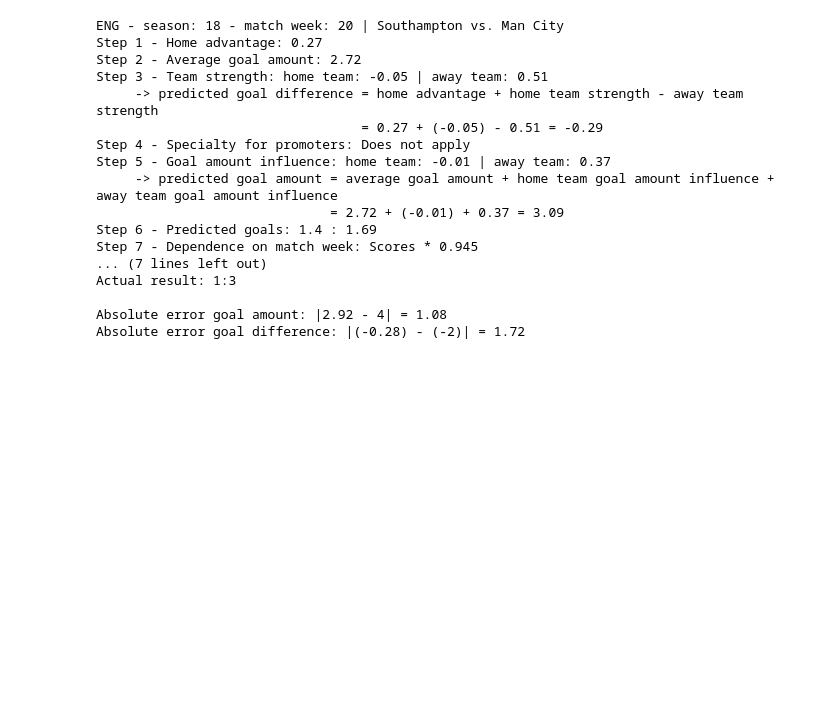
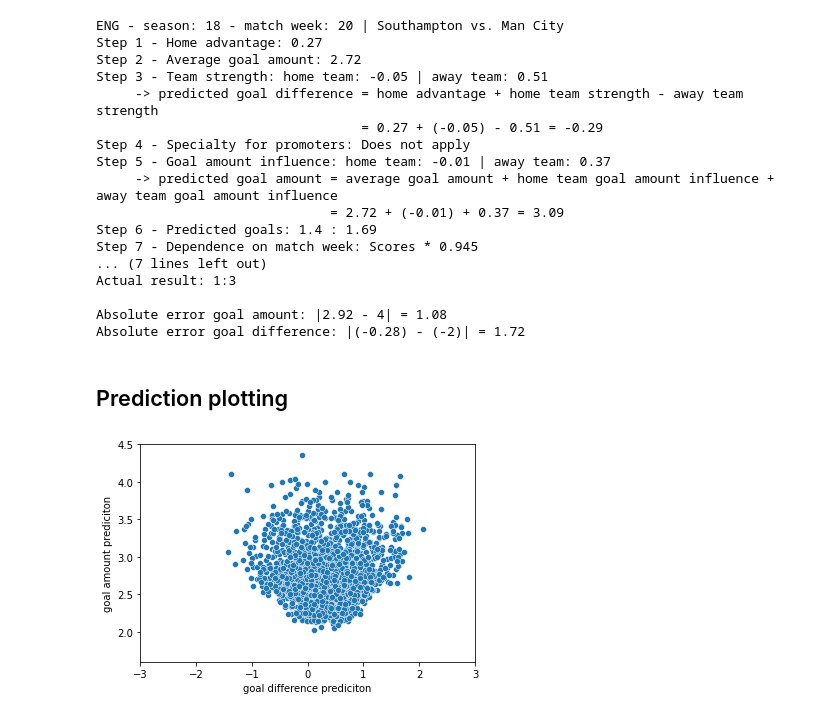
Before and after one commit to LUKEx76/football_prediction, a Jupyter notebook: heuer_model/heuer.ipynb, the cells around one changed output. Drawn from its saved outputs; the diff is of its cells as text; code cells hidden in the pictures; blank space fills up the shorter version.

```diff
--- a/heuer_model/heuer.ipynb
+++ b/heuer_model/heuer.ipynb
@@ -511,3 +528,17 @@ Actual result: 1:3
 
 Absolute error goal amount: |2.92 - 4| = 1.08
 Absolute error goal difference: |(-0.28) - (-2)| = 1.72
+# %% [markdown]
+## Prediction plotting
+# %%
+preds_df = pd.read_csv("data/predictions.csv",sep=";")
+
+sns.scatterplot(preds_df["gd_pred"], preds_df["ga_pred"])
+plt.ylabel("goal amount prediciton")
+plt.xlabel("goal difference prediciton")
+plt.ylim(1.6, 4.5)
+plt.xlim(-3, 3)
+
+plt.show()
+# %% [output]
+[figure, added]
```
Also changed, not shown: parts of 4 cells of this notebook, 3 other files.
